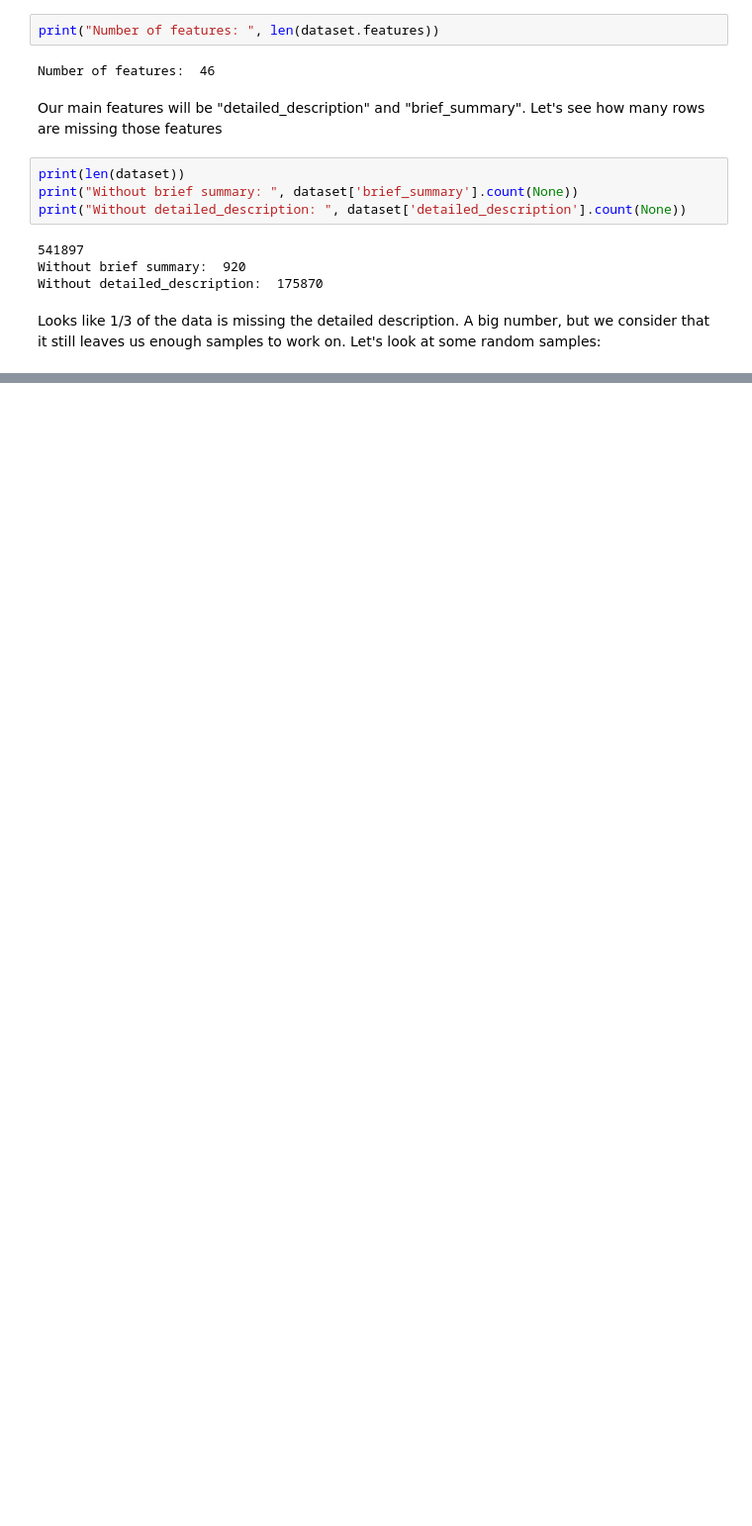
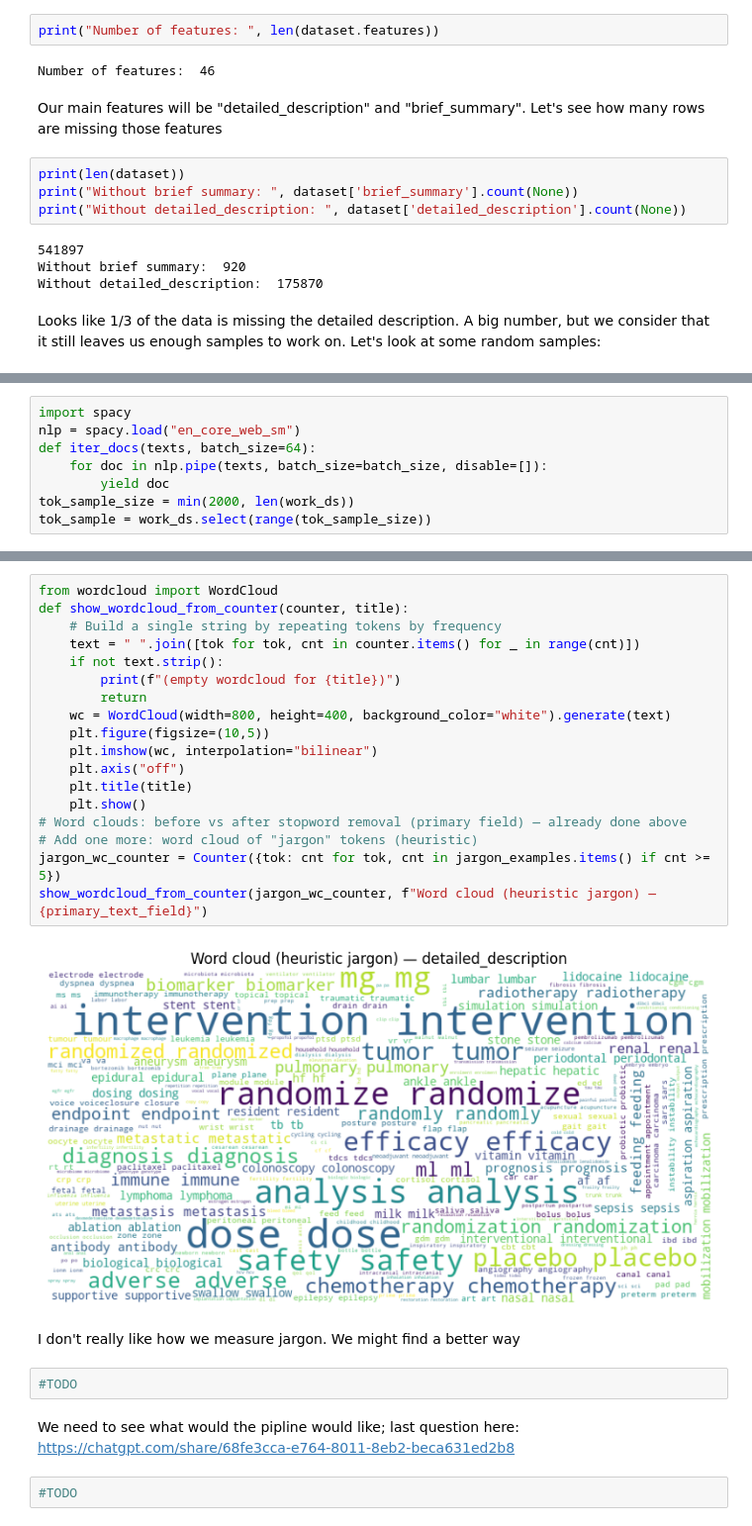
Before and after one commit to au-nlp/project-milestone-p2-group20, a Jupyter notebook: main.ipynb, the cells around one changed output, grey strips where cells are left out. Shown at 99% size. Drawn from its saved outputs; the diff is of its cells as text; blank space fills up the shorter version.

```diff
--- a/main.ipynb
+++ b/main.ipynb
@@ -146,0 +439,8 @@ print(plan_df.to_markdown(index=False))
+# %%
+import spacy
+nlp = spacy.load("en_core_web_sm")
+def iter_docs(texts, batch_size=64):
+    for doc in nlp.pipe(texts, batch_size=batch_size, disable=[]):
+        yield doc
+tok_sample_size = min(2000, len(work_ds))
+tok_sample = work_ds.select(range(tok_sample_size))
@@ -146,0 +529,28 @@ print(plan_df.to_markdown(index=False))
+# %%
+from wordcloud import WordCloud
+def show_wordcloud_from_counter(counter, title):
+    # Build a single string by repeating tokens by frequency
+    text = " ".join([tok for tok, cnt in counter.items() for _ in range(cnt)])
+    if not text.strip():
+        print(f"(empty wordcloud for {title})")
+        return
+    wc = WordCloud(width=800, height=400, background_color="white").generate(text)
+    plt.figure(figsize=(10,5))
+    plt.imshow(wc, interpolation="bilinear")
+    plt.axis("off")
+    plt.title(title)
+    plt.show()
+# Word clouds: before vs after stopword removal (primary field) — already done above
+# Add one more: word cloud of "jargon" tokens (heuristic)
+jargon_wc_counter = Counter({tok: cnt for tok, cnt in jargon_examples.items() if cnt >= 5})
+show_wordcloud_from_counter(jargon_wc_counter, f"Word cloud (heuristic jargon) — {primary_text_field}")
+# %% [output]
+[figure, added]
+# %% [markdown]
+I don't really like how we measure jargon. We might find a better way
+# %%
+#TODO
+# %% [markdown]
+We need to see what would the pipline would like; last question here: https://chatgpt.com/share/68fe3cca-e764-8011-8eb2-beca631ed2b8
+# %%
+#TODO
```
Also changed, not shown: parts of 30 cells of this notebook, 1 other file.
